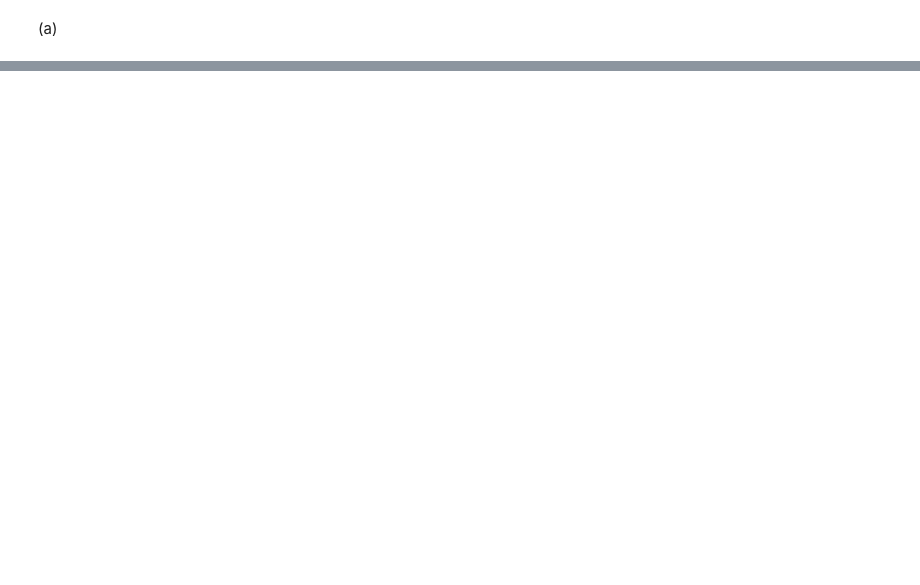
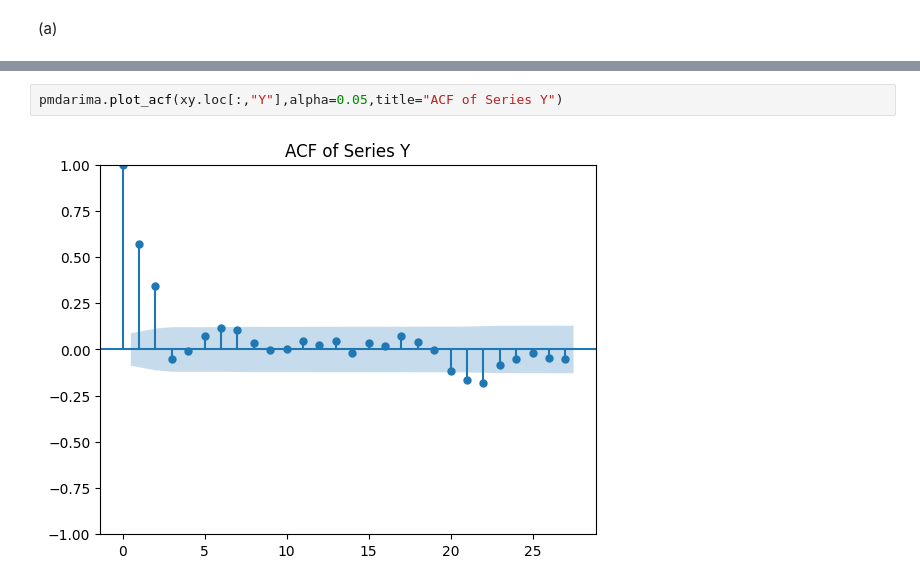
Before and after one commit to Kevin-finance/BUSN-41910-Time-series, a Jupyter notebook: src/Week2/HW2_MSK.ipynb, the cells around one changed output, grey strips where cells are left out. Drawn from its saved outputs; the diff is of its cells as text; blank space fills up the shorter version.

```diff
--- a/src/Week2/HW2_MSK.ipynb
+++ b/src/Week2/HW2_MSK.ipynb
@@ -78,0 +178,4 @@ pd.DataFrame(temp)
+# %%
+pmdarima.plot_acf(xy.loc[:,"Y"],alpha=0.05,title="ACF of Series Y")
+# %% [output]
+[figure, added]
```
Also changed, not shown: parts of 65 cells of this notebook.
